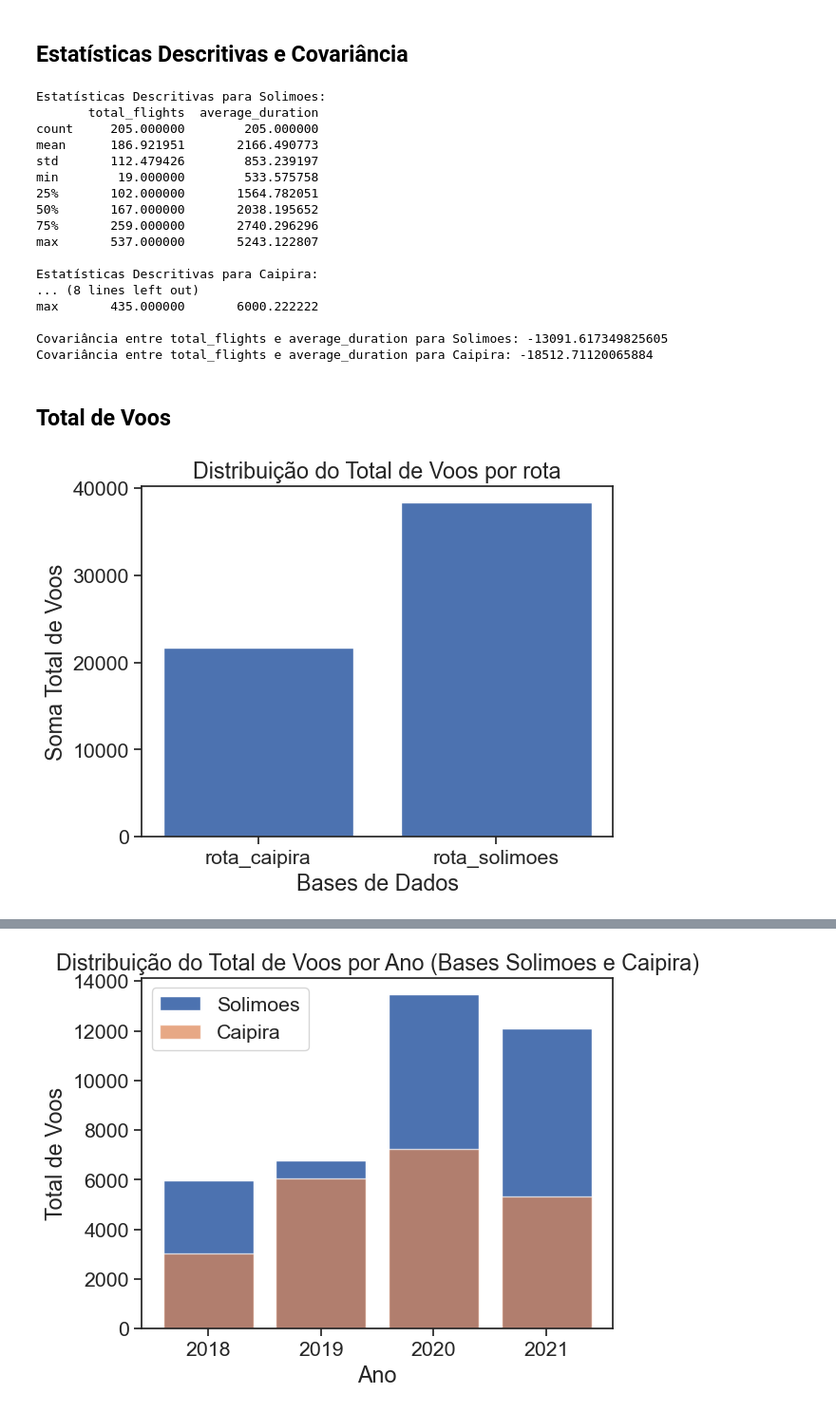
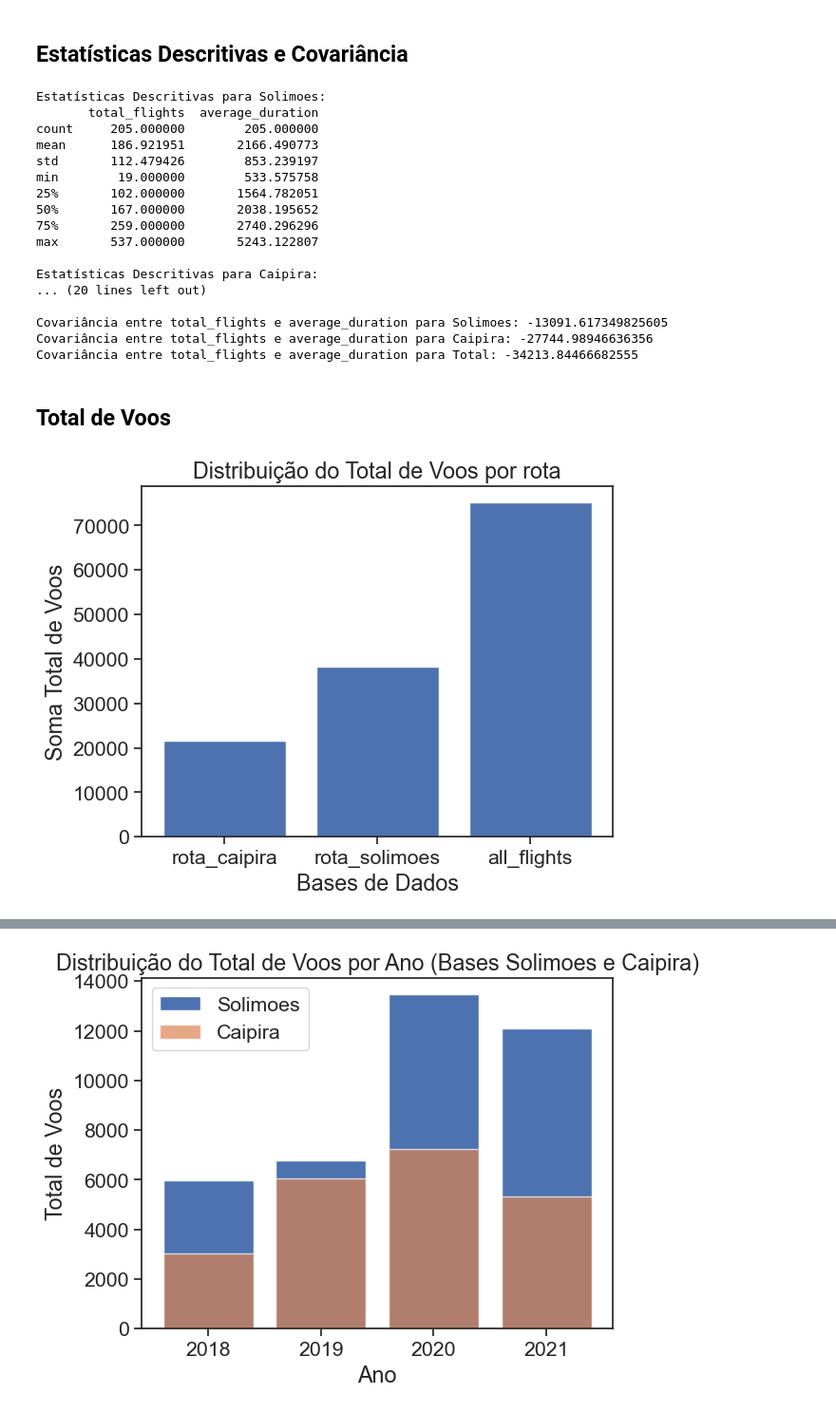
Before and after one commit to GabrielcordH/VOOS, a Jupyter notebook: EDA_V2.ipynb, the cells around one changed output, grey strips where cells are left out. Shown at 95% size. Drawn from its saved outputs; the diff is of its cells as text; code cells hidden in the pictures.

```diff
--- a/EDA_V2.ipynb
+++ b/EDA_V2.ipynb
@@ -17,5 +18,5 @@ from statsmodels.tsa.seasonal import seasonal_decompose
 # %%
-all_flights = pd.read_csv('C:/Users/User/OneDrive/Área de Trabalho/Untitled Folder 1/all_flights.csv')
+all_flights = pd.concat([rota_solimoes, rota_caipira], ignore_index=True)
 rota_caipira = pd.read_csv('C:/Users/User/OneDrive/Área de Trabalho/Untitled Folder 1/rota_caipira.csv')
 rota_solimoes = pd.read_csv('C:/Users/User/OneDrive/Área de Trabalho/Untitled Folder 1/rota_solimoes.csv')
 # %% [markdown]
@@ -81,3 +82,9 @@ average_duration_mean = rota_caipira['average_duration'].mean()
 # Substitua os dois maiores valores pela média
 for value in top_2_values.index:
     rota_caipira.at[value, 'average_duration'] = average_duration_mean
+# %%
+rota_solimoes['year_month'] = pd.to_datetime(rota_solimoes['year_week'] + '-0', format='%Y_%U-%w').dt.strftime('%Y-%m')
+rota_caipira['year_month'] = pd.to_datetime(rota_caipira['year_week'] + '-0', format='%Y_%U-%w').dt.strftime('%Y-%m')
+
+print(rota_solimoes[['year_week', 'year_month']].head())
+print(rota_caipira[['year_week', 'year_month']].head())
@@ -90,9 +110,15 @@ estatisticas_solimoes = rota_solimoes[['total_flights', 'average_duration']].des
 
 estatisticas_caipira = rota_caipira[['total_flights', 'average_duration']].describe()
 
+estatisticas_total = all_flights[['total_flights', 'average_duration']].describe()
+
+
 covariancia_solimoes = rota_solimoes[['total_flights', 'average_duration']].cov().loc['total_flights', 'average_duration']
 
 covariancia_caipira = rota_caipira[['total_flights', 'average_duration']].cov().loc['total_flights', 'average_duration']
+
+covariancia_total = all_flights[['total_flights', 'average_duration']].cov().loc['total_flights', 'average_duration']
+
 
 print("Estatísticas Descritivas para Solimoes:")
 print(estatisticas_solimoes)
@@ -100,8 +126,14 @@ print(estatisticas_solimoes)
 print("\nEstatísticas Descritivas para Caipira:")
 print(estatisticas_caipira)
 
+print("\nEstatísticas Descritivas para Total:")
+print(estatisticas_total)
+
+
+
 print("\nCovariância entre total_flights e average_duration para Solimoes:", covariancia_solimoes)
 print("Covariância entre total_flights e average_duration para Caipira:", covariancia_caipira)
+print("Covariância entre total_flights e average_duration para Total:", covariancia_total)
 # %% [output]
 Estatísticas Descritivas para Solimoes:
        total_flights  average_duration
@@ -115,11 +147,11 @@ min        19.000000        533.575758
 max       537.000000       5243.122807
 
 Estatísticas Descritivas para Caipira:
-... (8 lines left out)
-max       435.000000       6000.222222
+... (20 lines left out)
 
 Covariância entre total_flights e average_duration para Solimoes: -13091.617349825605
-Covariância entre total_flights e average_duration para Caipira: -18512.71120065884
+Covariância entre total_flights e average_duration para Caipira: -27744.98946636356
+Covariância entre total_flights e average_duration para Total: -34213.84466682555
 # %% [markdown]
 ## Total de Voos
 # %%
@@ -127,13 +159,13 @@ soma_all_flights = all_flights['total_flights'].sum()
 soma_rota_caipira = rota_caipira['total_flights'].sum()
 soma_rota_solimoes = rota_solimoes['total_flights'].sum()
 # %%
-bases = ['rota_caipira', 'rota_solimoes']
-somas = [ soma_rota_caipira, soma_rota_solimoes]
+bases = ['rota_caipira', 'rota_solimoes', 'all_flights']
+somas = [ soma_rota_caipira, soma_rota_solimoes, soma_all_flights]
 
 plt.bar(bases, somas)
 plt.xlabel('Bases de Dados')
 plt.ylabel('Soma Total de Voos')
 plt.title('Distribuição do Total de Voos por rota')
 plt.show()
 # %% [output]
-[figure, old version]
+[figure, new version]
```
Also changed, not shown: parts of 19 cells of this notebook.
